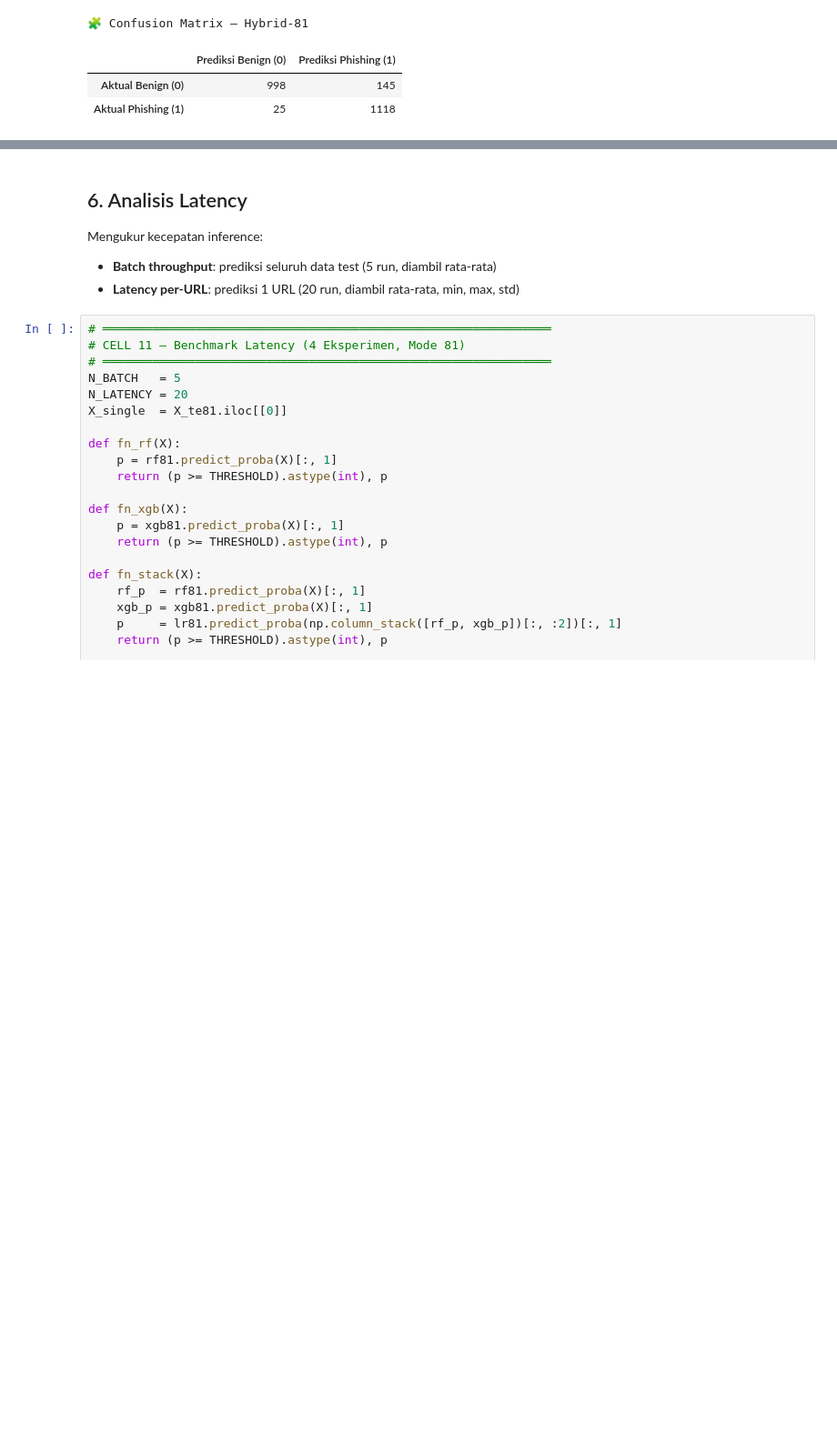
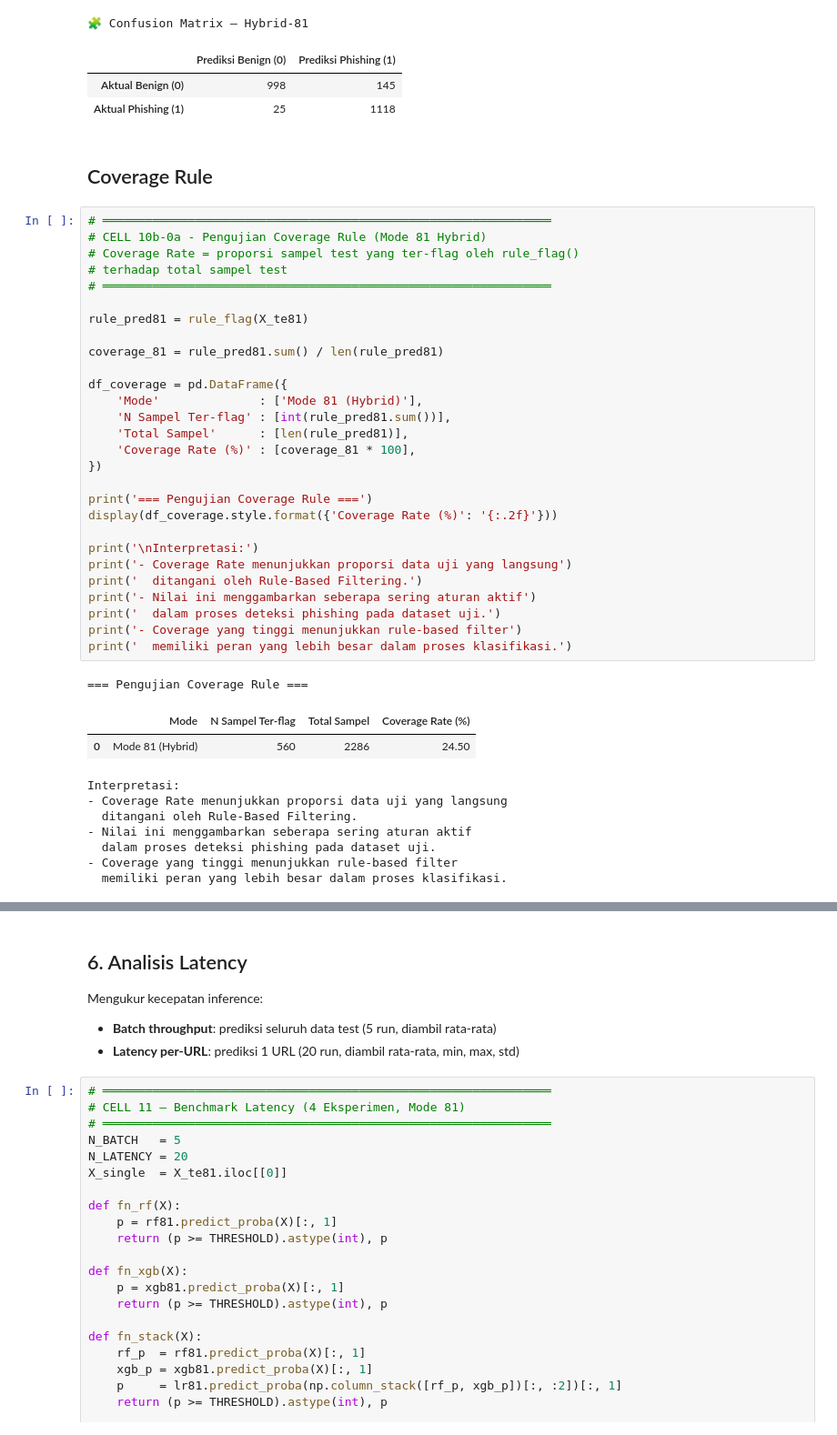
Before and after one commit to rubenmartogi/Phishing-Website-Detection-using-XGBoost-and-RFM, a Jupyter notebook: Phishing Website Detection_Models & Training.ipynb, the cells around one changed output, grey strips where cells are left out. Shown at 91% size. Saved outputs shown, nothing was run; the diff lists cells and outputs as text; blank space fills up the shorter version.

```diff
--- a/Phishing Website Detection_Models & Training.ipynb
+++ b/Phishing Website Detection_Models & Training.ipynb
@@ -486,3 +486,44 @@ URL ditangkap rule (Mode 81): 560/2286 (24.5%)
 |  | Prediksi Benign (0) | Prediksi Phishing (1) |
 | Aktual Benign (0) | 998 | 145 |
 | Aktual Phishing (1) | 25 | 1118 |
+# %% [markdown]
+## Coverage Rule
+# %%
+# ═══════════════════════════════════════════════════════════════
+# CELL 10b-0a - Pengujian Coverage Rule (Mode 81 Hybrid)
+# Coverage Rate = proporsi sampel test yang ter-flag oleh rule_flag()
+# terhadap total sampel test
+# ═══════════════════════════════════════════════════════════════
+
+rule_pred81 = rule_flag(X_te81)
+
+coverage_81 = rule_pred81.sum() / len(rule_pred81)
+
+df_coverage = pd.DataFrame({
+    'Mode'              : ['Mode 81 (Hybrid)'],
+    'N Sampel Ter-flag' : [int(rule_pred81.sum())],
+    'Total Sampel'      : [len(rule_pred81)],
+    'Coverage Rate (%)' : [coverage_81 * 100],
+})
+
+print('=== Pengujian Coverage Rule ===')
+display(df_coverage.style.format({'Coverage Rate (%)': '{:.2f}'}))
+
+print('\nInterpretasi:')
+print('- Coverage Rate menunjukkan proporsi data uji yang langsung')
+print('  ditangani oleh Rule-Based Filtering.')
+print('- Nilai ini menggambarkan seberapa sering aturan aktif')
+print('  dalam proses deteksi phishing pada dataset uji.')
+print('- Coverage yang tinggi menunjukkan rule-based filter')
+print('  memiliki peran yang lebih besar dalam proses klasifikasi.')
+# %% [output]
+=== Pengujian Coverage Rule ===
+|  | Mode | N Sampel Ter-flag | Total Sampel | Coverage Rate (%) |
+| 0 | Mode 81 (Hybrid) | 560 | 2286 | 24.50 |
+Interpretasi:
+- Coverage Rate menunjukkan proporsi data uji yang langsung
+  ditangani oleh Rule-Based Filtering.
+- Nilai ini menggambarkan seberapa sering aturan aktif
+  dalam proses deteksi phishing pada dataset uji.
+- Coverage yang tinggi menunjukkan rule-based filter
+  memiliki peran yang lebih besar dalam proses klasifikasi.
```
Also changed, not shown: parts of 11 cells of this notebook, 24 other files.
